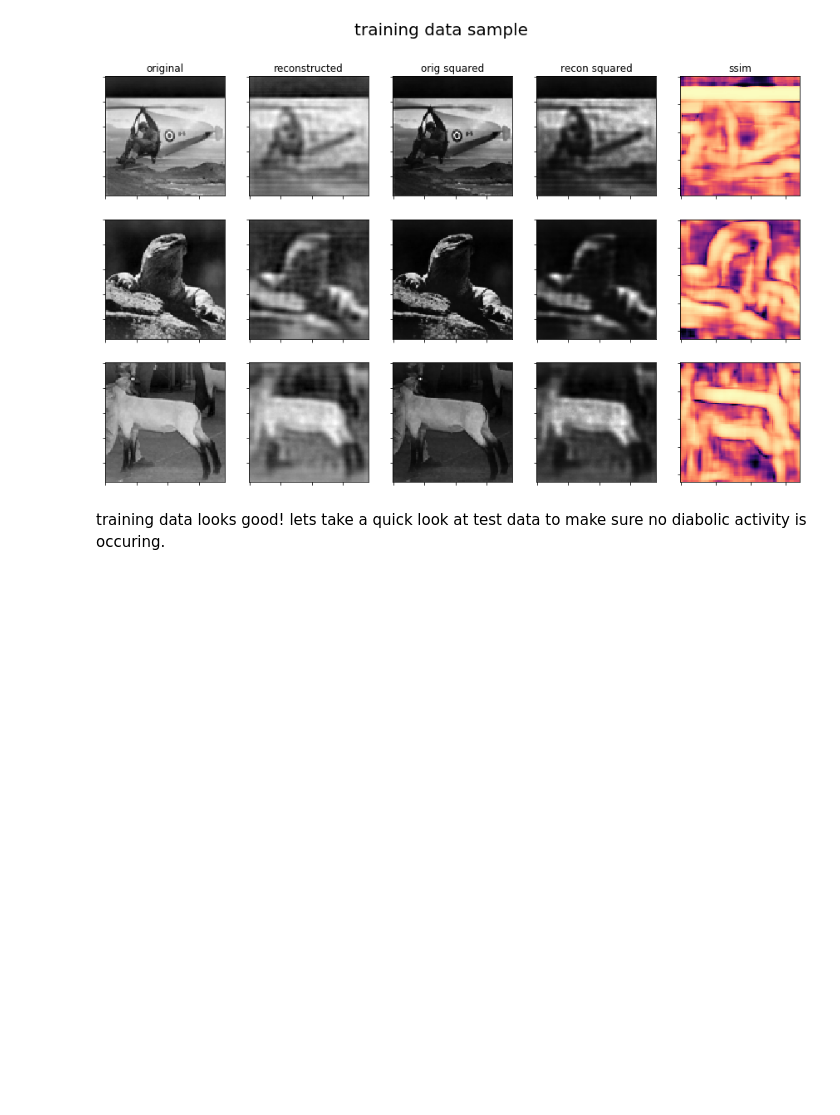
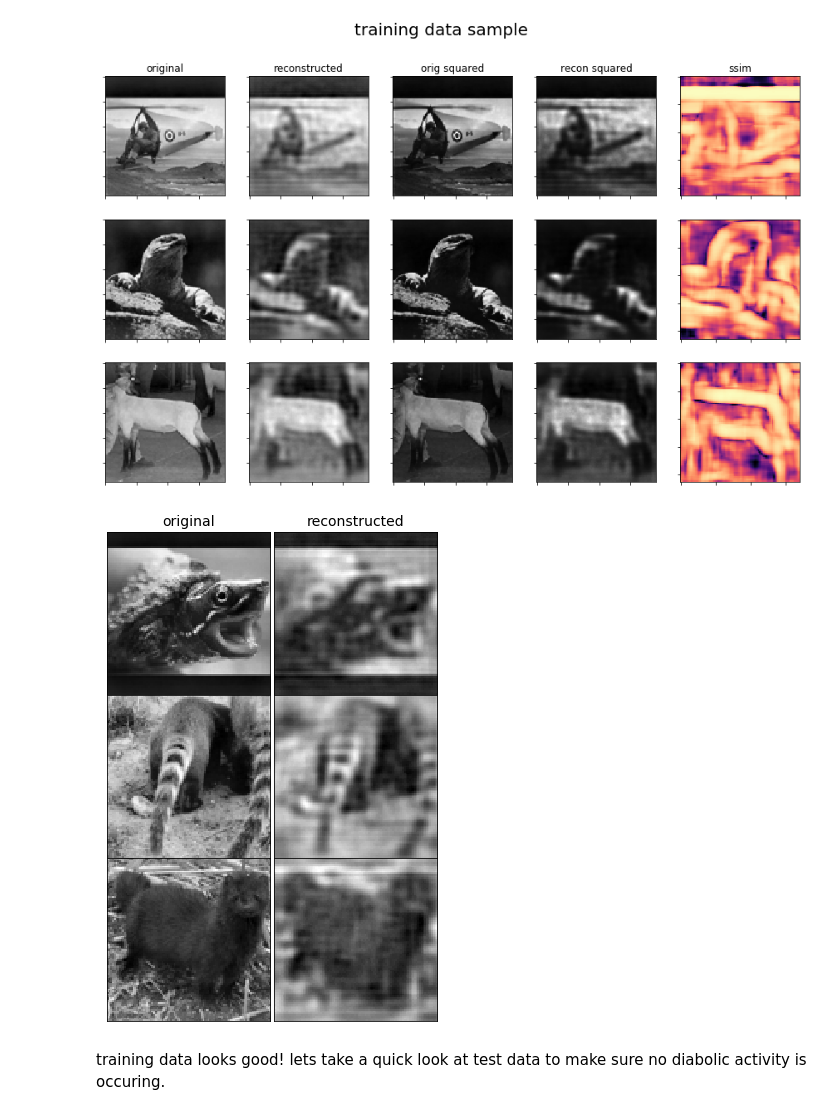
Before and after one commit to michaelneuder/image_quality_analysis, a Jupyter notebook: bin/nets/wip/conv_net.ipynb, the cells around one changed output. Drawn from its saved outputs; the diff is of its cells as text; code cells hidden in the pictures; blank space fills up the shorter version.

```diff
--- a/bin/nets/wip/conv_net.ipynb
+++ b/bin/nets/wip/conv_net.ipynb
@@ -169,6 +169,32 @@ f.suptitle('training data sample', size=20)
 plt.show()
 # %% [output]
 [figure]
+# %%
+import matplotlib.gridspec as gridspec
+plt.figure(figsize = (6,9))
+gs1 = gridspec.GridSpec(3, 2)
+gs1.update(wspace=0, hspace=0)
+
+for i in range(3):
+    x = np.random.randint(500)
+    ax1, ax2 = plt.subplot(gs1[2*i]), plt.subplot(gs1[2*i+1])
+    for ax in [ax1, ax2]:
+        ax.set_xticklabels([])
+        ax.set_yticklabels([])
+    if i == 0:
+        ax1.set_title('original', size=14)
+        ax2.set_title('reconstructed', size=14)
+    ax1.imshow(train_features[x,:,:,0], cmap='gray')
+    ax2.imshow(train_features[x,:,:,1], cmap='gray')
+
+    ax1.get_xaxis().set_visible(False)
+    ax1.get_yaxis().set_visible(False)
+    ax2.get_xaxis().set_visible(False)
+    ax2.get_yaxis().set_visible(False)
+plt.savefig('data_sample.png')
+plt.show()
+# %% [output]
+[figure, added]
 # %% [markdown]
 training data looks good! lets take a quick look at test data to make sure no diabolic activity is occuring.
 # %%
```
Also changed, not shown: 3 other files.
